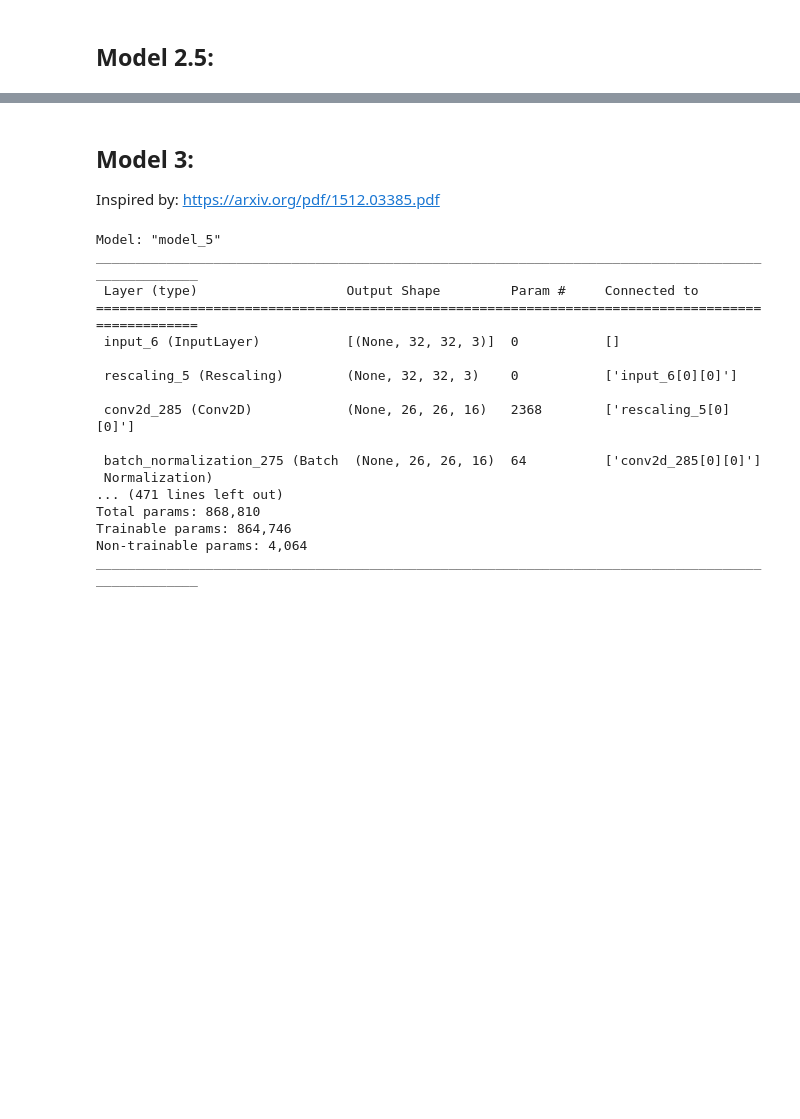
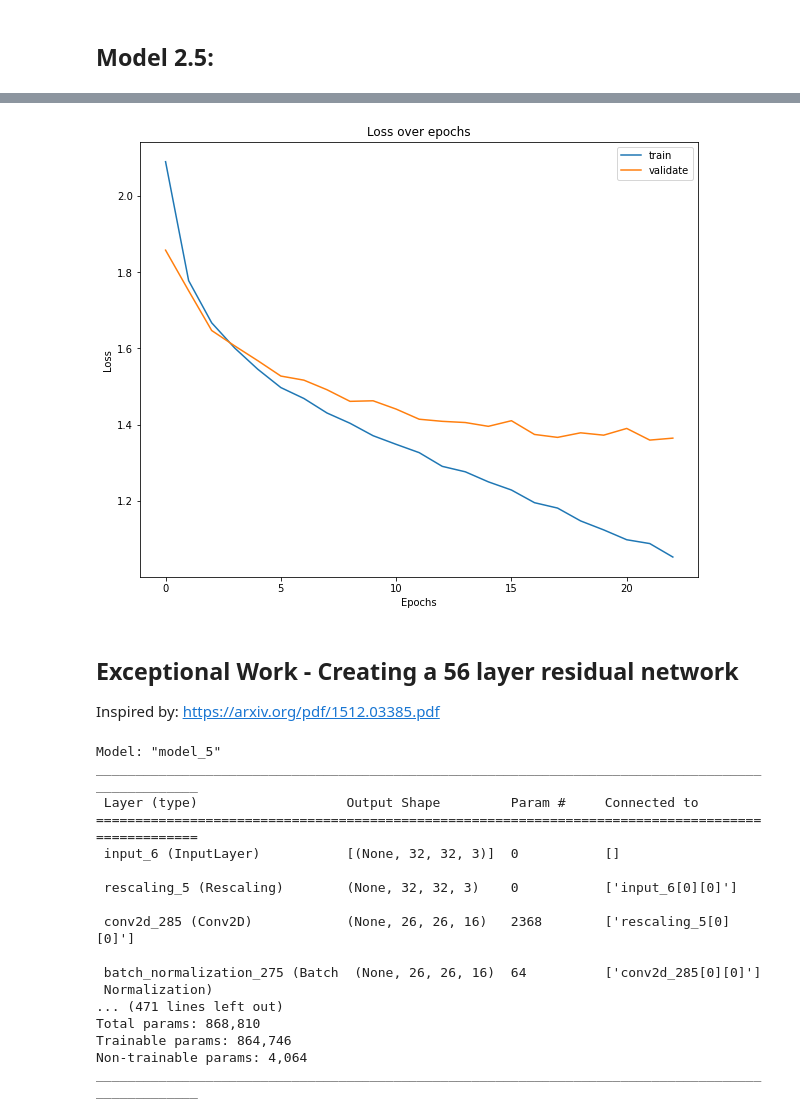
Before and after one commit to saakethkoka/ML-Lab6-CNN, a Jupyter notebook: main.ipynb, the cells around one changed output, grey strips where cells are left out. Saved outputs shown, nothing was run; the diff lists cells and outputs as text; code cells hidden in the pictures; blank space fills up the shorter version.

```diff
--- a/main.ipynb
+++ b/main.ipynb
@@ -341,0 +358,16 @@ plot_history(history2_5)
+# %%
+input = tf.keras.Input(shape=(32, 32, 3))
+normalized_input = tf.keras.layers.experimental.preprocessing.Rescaling(1./255)(input)
+
+dense = tf.keras.layers.Flatten()(normalized_input)
+dense = tf.keras.layers.Dense(1024, activation='relu')(dense)
+dense = tf.keras.layers.Dense(512, activation='relu')(dense)
+dense = tf.keras.layers.Dense(256, activation='relu')(dense)
+
+output = tf.keras.layers.Dense(10, activation='softmax')(dense)
+
+model_mpl = tf.keras.Model(inputs=input, outputs=output)
+
+model_mpl.compile(optimizer='adam', loss='sparse_categorical_crossentropy', metrics=['accuracy'])
+
+history_mpl = model_mpl.fit(datagen.flow(X_train, y_train, batch_size=512), epochs=23, validation_data=(X_val, y_val))
@@ -342,5 +392,10 @@ plot_history(history2_5)
+# %%
+plot_history(history_mpl)
+# %% [output]
+[figure, added]
 # %% [markdown]
-## Model 3:
+## Exceptional Work - Creating a 56 layer residual network
+
 
 
 Inspired by:
```
Also changed, not shown: parts of 6 cells of this notebook.
